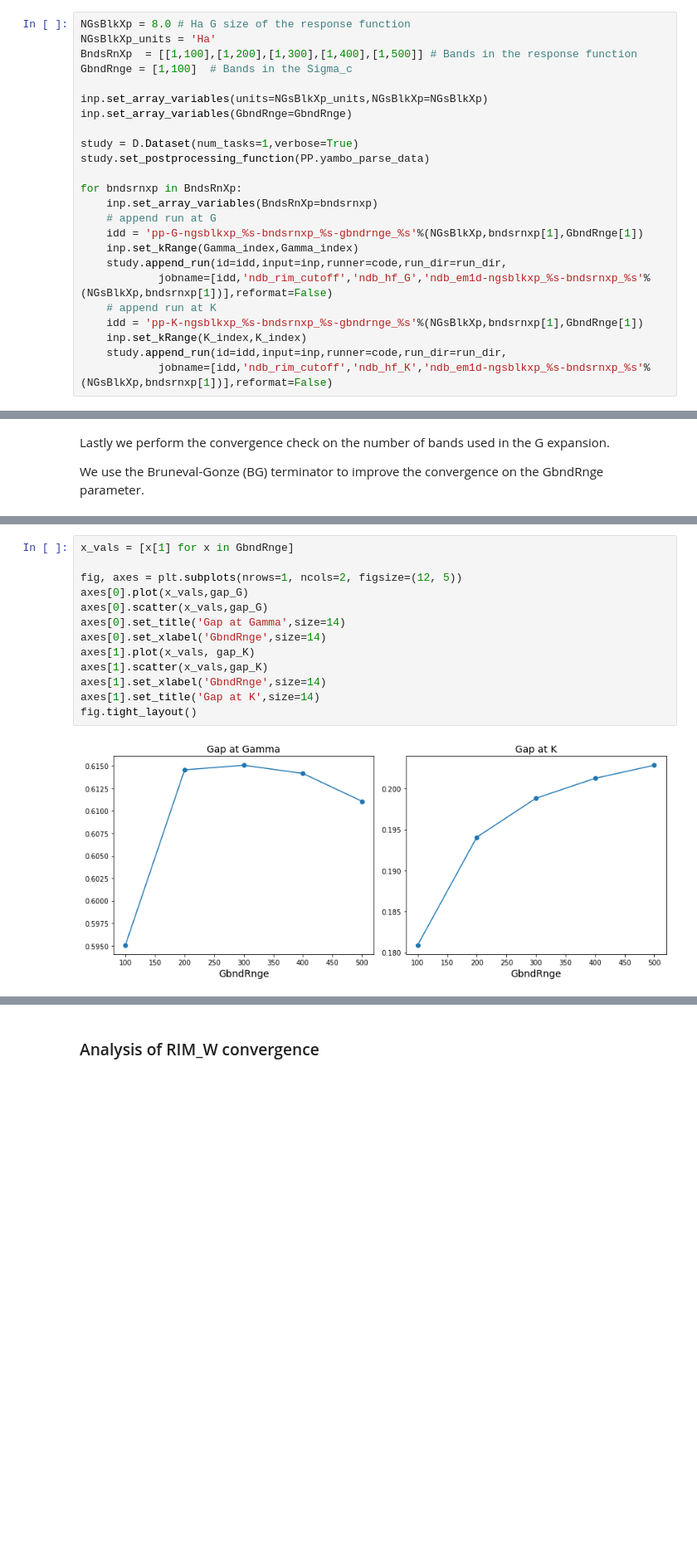
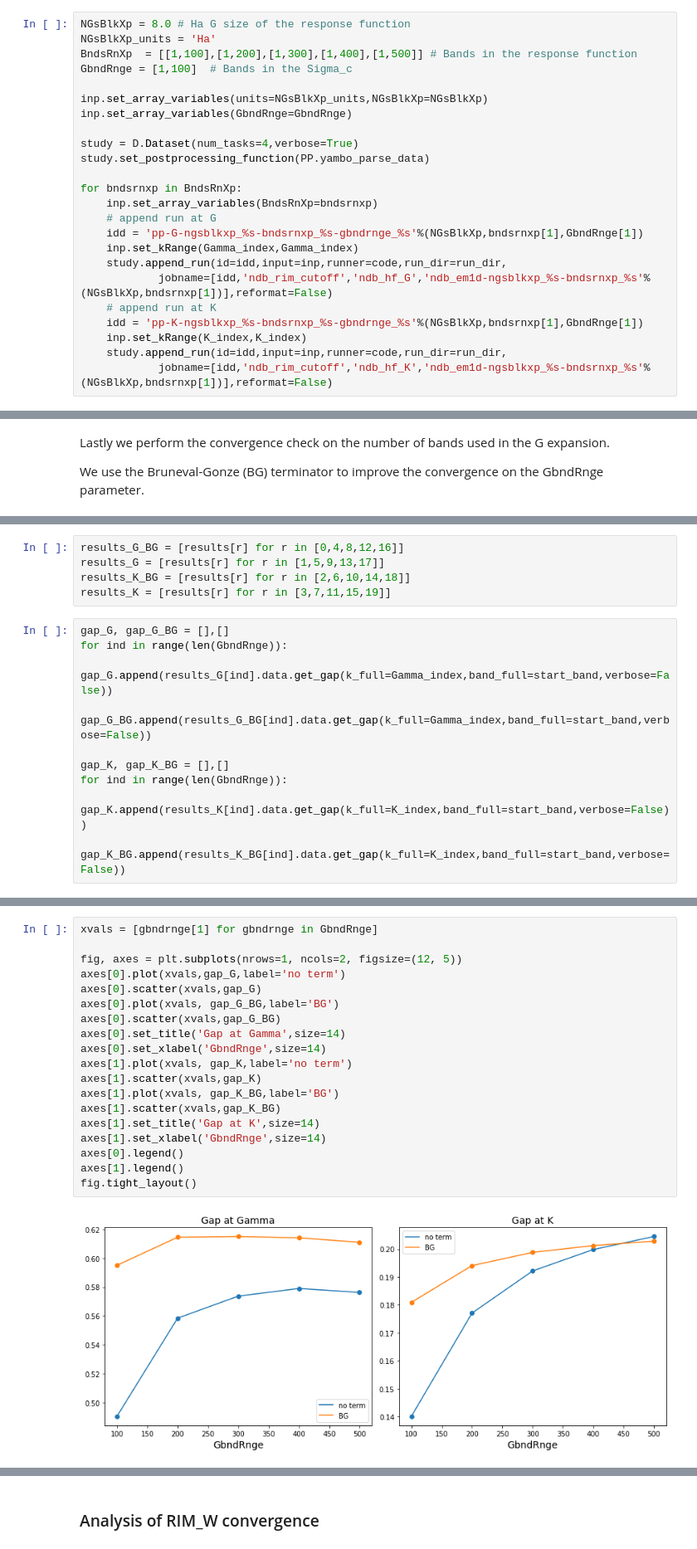
Before and after one commit to marcodalessandro76/Stanene, a Jupyter notebook: GW_Analysis.ipynb, the cells around one changed output, grey strips where cells are left out. Shown at 83% size. Saved outputs shown, nothing was run; the diff lists cells and outputs as text; blank space fills up the shorter version.

```diff
--- a/GW_Analysis.ipynb
+++ b/GW_Analysis.ipynb
@@ -720,7 +738,7 @@ GbndRnge = [1,100]  # Bands in the Sigma_c
 inp.set_array_variables(units=NGsBlkXp_units,NGsBlkXp=NGsBlkXp)
 inp.set_array_variables(GbndRnge=GbndRnge)
 
-study = D.Dataset(num_tasks=1,verbose=True)
+study = D.Dataset(num_tasks=4,verbose=True)
 study.set_postprocessing_function(PP.yambo_parse_data)
 
 for bndsrnxp in BndsRnXp:
@@ -863,0 +879,15 @@ gap_G,gap_K
+# %%
+results_G_BG = [results[r] for r in [0,4,8,12,16]]
+results_G = [results[r] for r in [1,5,9,13,17]]
+results_K_BG = [results[r] for r in [2,6,10,14,18]]
+results_K = [results[r] for r in [3,7,11,15,19]]
+# %%
+gap_G, gap_G_BG = [],[]
+for ind in range(len(GbndRnge)):
+    gap_G.append(results_G[ind].data.get_gap(k_full=Gamma_index,band_full=start_band,verbose=False))
+    gap_G_BG.append(results_G_BG[ind].data.get_gap(k_full=Gamma_index,band_full=start_band,verbose=False))
+
+gap_K, gap_K_BG = [],[]
+for ind in range(len(GbndRnge)):
+    gap_K.append(results_K[ind].data.get_gap(k_full=K_index,band_full=start_band,verbose=False))
+    gap_K_BG.append(results_K_BG[ind].data.get_gap(k_full=K_index,band_full=start_band,verbose=False))
@@ -864,15 +904,21 @@ gap_G,gap_K
 # %%
-x_vals = [x[1] for x in GbndRnge]
+xvals = [gbndrnge[1] for gbndrnge in GbndRnge]
 
 fig, axes = plt.subplots(nrows=1, ncols=2, figsize=(12, 5))
-axes[0].plot(x_vals,gap_G)
-axes[0].scatter(x_vals,gap_G)
+axes[0].plot(xvals,gap_G,label='no term')
+axes[0].scatter(xvals,gap_G)
+axes[0].plot(xvals, gap_G_BG,label='BG')
+axes[0].scatter(xvals,gap_G_BG)
 axes[0].set_title('Gap at Gamma',size=14)
 axes[0].set_xlabel('GbndRnge',size=14)
-axes[1].plot(x_vals, gap_K)
-axes[1].scatter(x_vals,gap_K)
+axes[1].plot(xvals, gap_K,label='no term')
+axes[1].scatter(xvals,gap_K)
+axes[1].plot(xvals, gap_K_BG,label='BG')
+axes[1].scatter(xvals,gap_K_BG)
+axes[1].set_title('Gap at K',size=14)
 axes[1].set_xlabel('GbndRnge',size=14)
-axes[1].set_title('Gap at K',size=14)
+axes[0].legend()
+axes[1].legend()
 fig.tight_layout()
 # %% [output]
-[figure, old version]
+[figure, new version]
```
Also changed, not shown: parts of 14 cells of this notebook, 1 other file.
